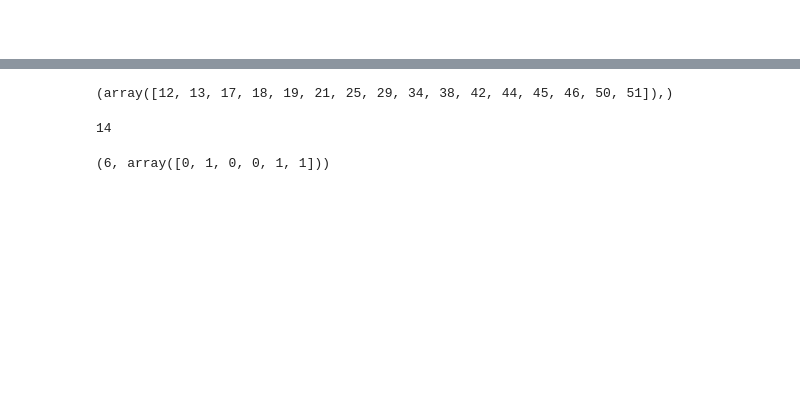
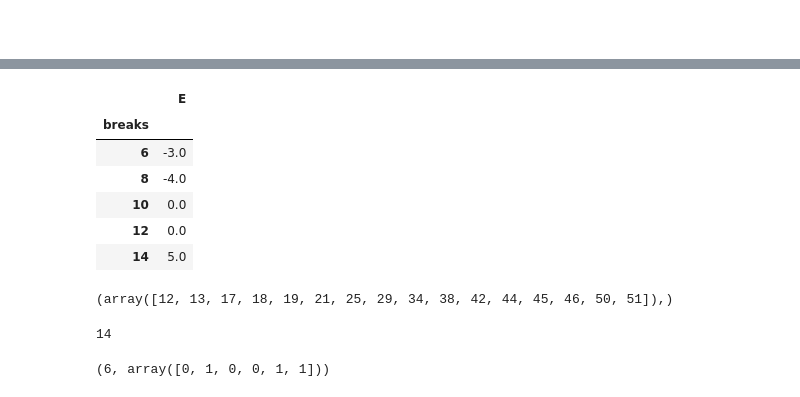
Before and after one commit to Balint831/SciMod, a Jupyter notebook: project/src/main.ipynb, the cells around one changed output, grey strips where cells are left out. Drawn from its saved outputs; the diff is of its cells as text; code cells hidden in the pictures; blank space fills up the shorter version.

```diff
--- a/project/src/main.ipynb
+++ b/project/src/main.ipynb
@@ -232,3 +247,15 @@ plt.savefig("/home/user/mnt/project/src/energy-breaks.png", dpi = 200)
+# %%
+import pandas as pd
+
+pd.DataFrame( {"breaks": breaks_list, "E": values} ).groupby("breaks").mean()
+# %% [output]
+|  | E |
+| breaks |  |
+| 6 | -3.0 |
+| 8 | -4.0 |
+| 10 | 0.0 |
+| 12 | 0.0 |
+| 14 | 5.0 |
 # %%
 np.where( np.array(breaks_list) == min(breaks_list) )
 # %% [output]
```
Also changed, not shown: parts of 28 cells of this notebook, 4 other files.
